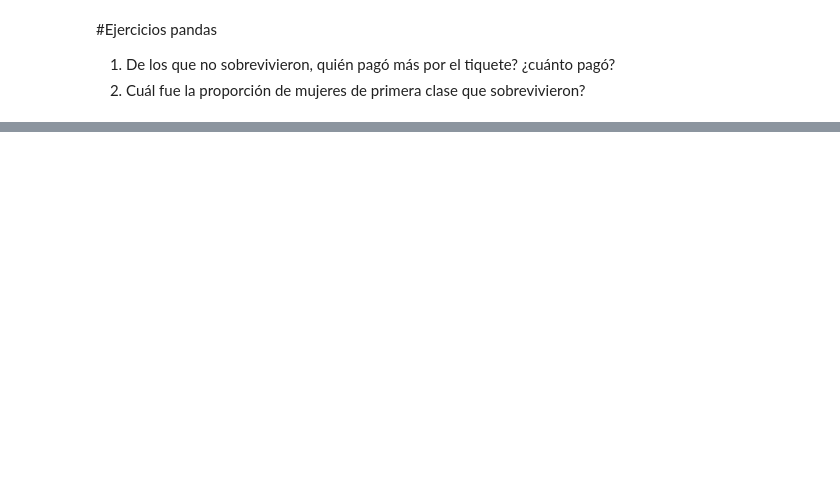
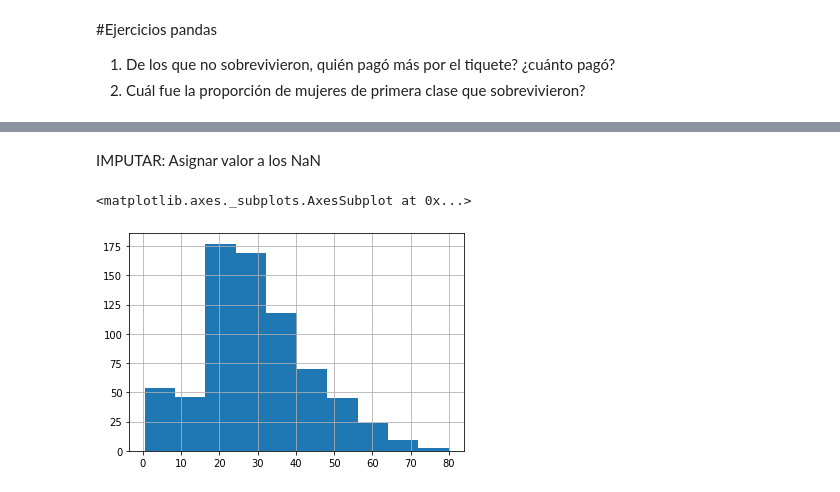
Before and after one commit to mamenaca/curso_python_esp_estadistica, a Jupyter notebook: unidad5.ipynb, the cells around one changed output, grey strips where cells are left out. Cells and saved outputs as stored; diff of their text form; code cells hidden in the pictures; blank space fills up the shorter version.

```diff
--- a/unidad5.ipynb
+++ b/unidad5.ipynb
@@ -649,0 +791,7 @@ list(gente)
+# %% [markdown]
+IMPUTAR: Asignar valor a los NaN
+# %%
+titanic.Age.hist()
+# %% [output]
+<matplotlib.axes._subplots.AxesSubplot at 0x...>
+[figure, added]
```
Also changed, not shown: parts of 69 cells of this notebook.
